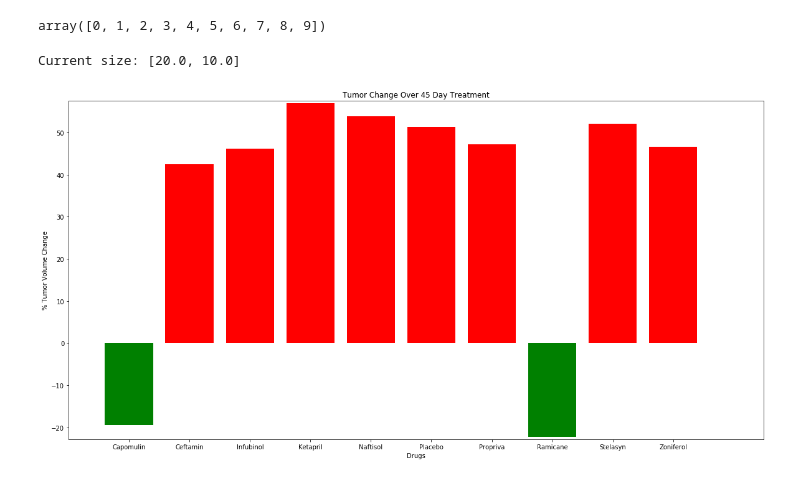
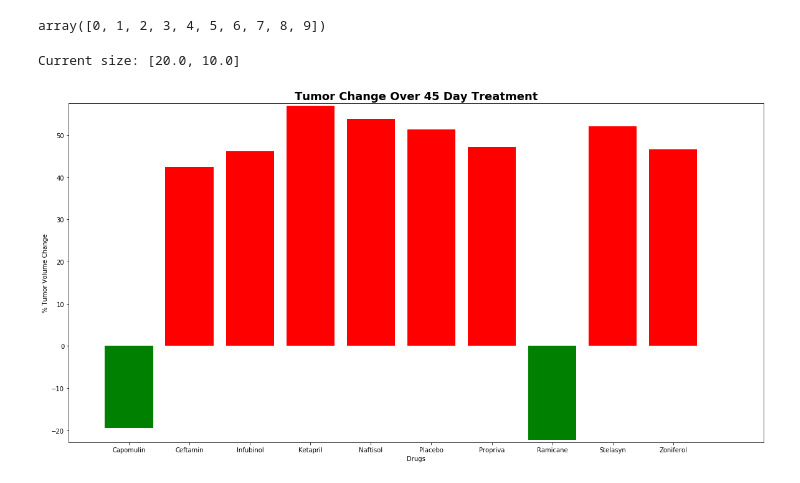
Before and after one commit to kavehamini/matplotlib-challenge, a Jupyter notebook: Pymaceuticals/pymaceuticals_Kaveh.ipynb, the cells around one changed output. Saved outputs shown, nothing was run; the diff lists cells and outputs as text; code cells hidden in the pictures.

```diff
--- a/Pymaceuticals/pymaceuticals_Kaveh.ipynb
+++ b/Pymaceuticals/pymaceuticals_Kaveh.ipynb
@@ -499,23 +503,24 @@ array([0, 1, 2, 3, 4, 5, 6, 7, 8, 9])
 # %%
 plt.bar(x_axis, percetchanges, color = colors, align="center")
 tick_locations = [a for a in x_axis]
 plt.xticks(tick_locations, Drugs)
 plt.xlim(-1, len(x_axis)+0.5)
 plt.ylim(min(percetchanges)-0.5, max(percetchanges)+0.5)
-plt.title("Tumor Change Over 45 Day Treatment")
+plt.title("Tumor Change Over 45 Day Treatment", fontdict = {'fontsize': 18, 'fontweight': 'bold'})
 plt.xlabel("Drugs")
 plt.ylabel("% Tumor Volume Change")
 plt.savefig("TumorChangeOver45DayTreatment.png")
 # Get current size
 fig_size = plt.rcParams["figure.figsize"]
 
 # Prints: [8.0, 6.0]
 print ("Current size:", fig_size)
 
 # Set figure width to 12 and height to 9
 fig_size[0] = 20
 fig_size[1] = 10
 plt.rcParams["figure.figsize"] = fig_size
+plt.savefig('barplot.png')
 # %% [output]
 Current size: [20.0, 10.0]
-[figure, old version]
+[figure, new version]
```
Also changed, not shown: parts of 4 cells of this notebook, 5 other files.
